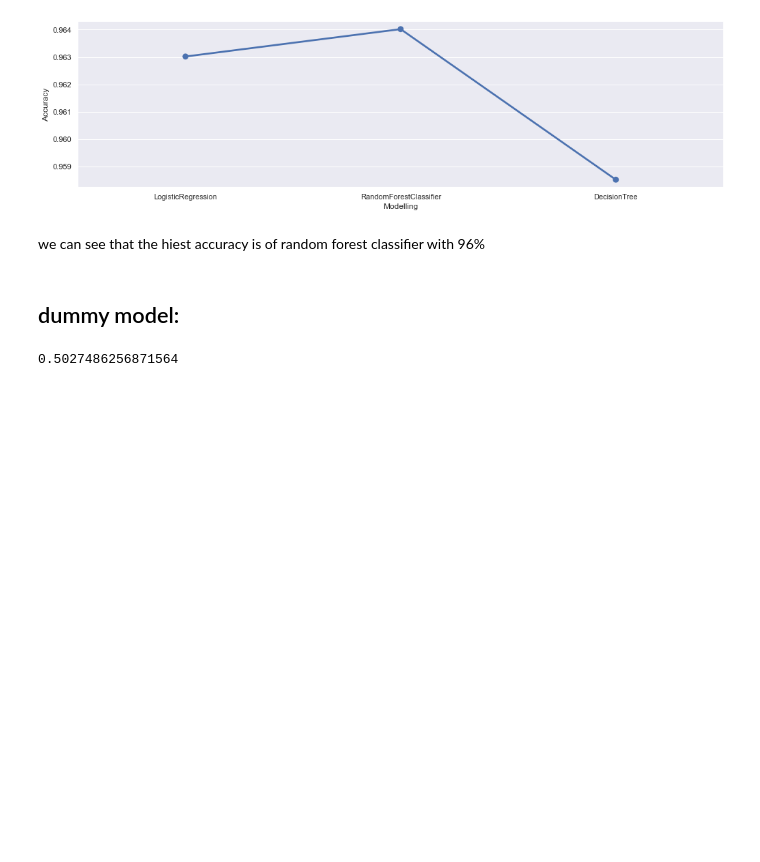
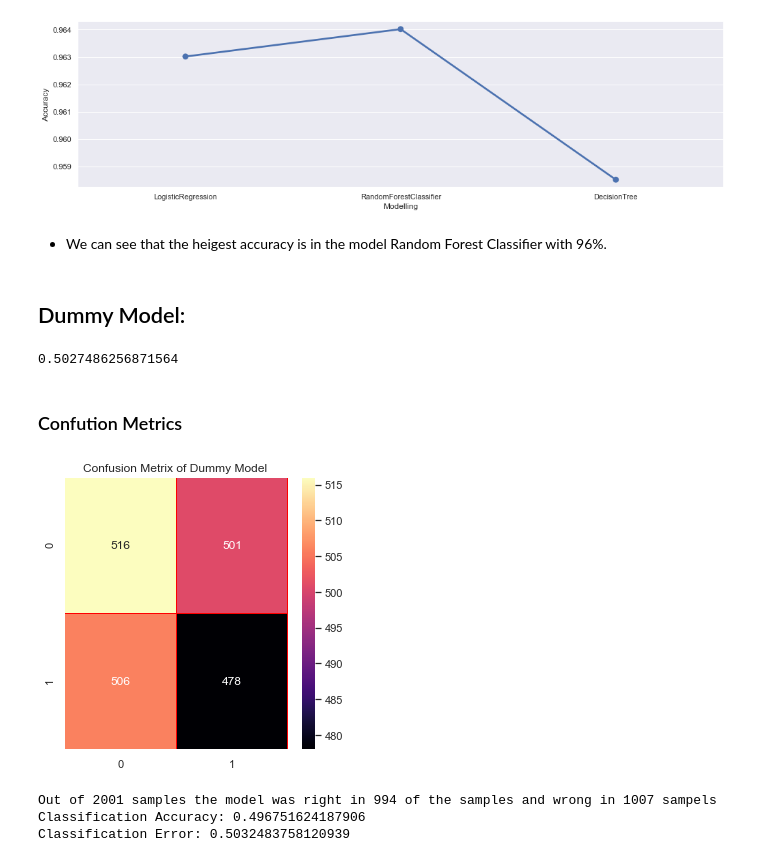
Before and after one commit to ortalcheriker/final-project-ai, a Jupyter notebook: classification-gender.ipynb, the cells around one changed output. Drawn from its saved outputs; the diff is of its cells as text; code cells hidden in the pictures; blank space fills up the shorter version.

```diff
--- a/classification-gender.ipynb
+++ b/classification-gender.ipynb
@@ -413,9 +474,9 @@ sns.catplot(x='Modelling',y='Accuracy',data=acc_frame,kind='point',height=4,aspe
 <seaborn.axisgrid.FacetGrid at 0x...>
 [figure]
 # %% [markdown]
-we can see that the hiest accuracy is of random forest classifier with 96%
+* We can see that the heigest accuracy is in the model  Random Forest Classifier with 96%.
-# %% [markdown]
-## dummy model:
+# %% [markdown]
+## Dummy Model:
 # %%
 from sklearn.dummy import DummyClassifier
 
@@ -426,3 +487,23 @@ y_pred_dummy=dummy_clf.predict(x_test)
 dummy_clf.score(y_test, y_pred_dummy)
 # %% [output]
 0.5027486256871564
+# %% [markdown]
+### Confution Metrics
+# %%
+cm = confusion_matrix(y_test, y_pred_dummy)
+f ,ax = plt.subplots(figsize = (5,5))
+sns.heatmap(cm, annot = True, linewidth = 0.5, linecolor = "red", fmt = ".0f", ax = ax, cmap=colors1[model])
+plt.title("Confusion Metrix of Dummy Model ")
+plt.show()
+TP = cm[1, 1]
+TN = cm[0, 0]
+FP = cm[0, 1]
+FN = cm[1, 0]
+print('Out of',TP + TN + FP + FN,'samples the model was right in',TP+TN,'of the samples and wrong in', FP+FN, 'sampels')
+print('Classification Accuracy:',(TP + TN) / float(TP + TN + FP + FN))
+print('Classification Error:',(FP + FN) / float(TP + TN + FP + FN))
+# %% [output]
+[figure, added]
+Out of 2001 samples the model was right in 994 of the samples and wrong in 1007 sampels
+Classification Accuracy: 0.496751624187906
+Classification Error: 0.5032483758120939
```
Also changed, not shown: parts of 63 cells of this notebook, 2 other files.
